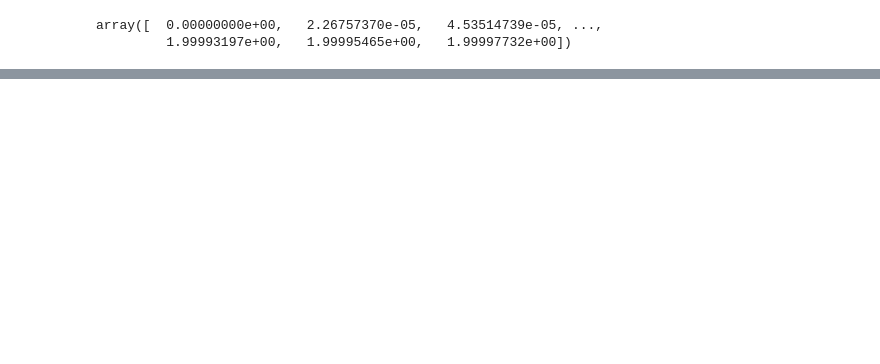
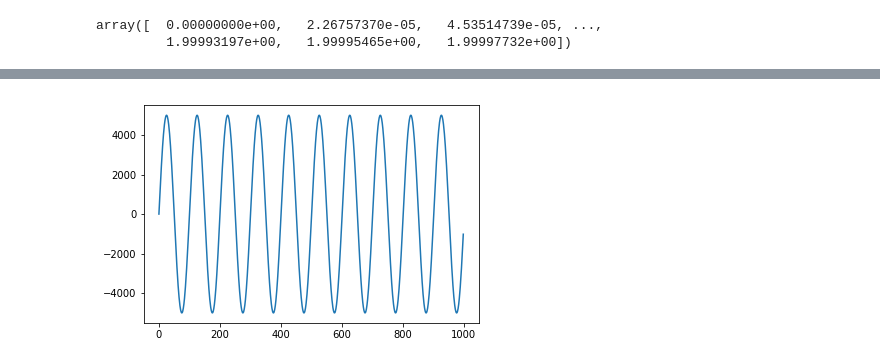
Before and after one commit to matthew-brett/collab-teach, a Jupyter notebook: sounds.ipynb, the cells around one changed output, grey strips where cells are left out. Cells and saved outputs as stored; diff of their text form; code cells hidden in the pictures; blank space fills up the shorter version.

```diff
--- a/sounds.ipynb
+++ b/sounds.ipynb
@@ -132,6 +112,7 @@ plt.plot(data)
 # %%
+# Now we make some sine waves
 import numpy as np
-two_seconds = np.arange(sr * 2) / sr
+two_seconds = np.arange(sample_rate * 2) / sample_rate
 two_seconds
 # %% [output]
 array([  0.00000000e+00,   2.26757370e-05,   4.53514739e-05, ...,
@@ -153,0 +127,5 @@ plt.plot(sine_wave)
+# %%
+# Plot the first few sample of the sine wave
+plt.plot(sine_wave[:1000]);
+# %% [output]
+[figure, added]
```
Also changed, not shown: parts of 38 cells of this notebook, 1 other file.
